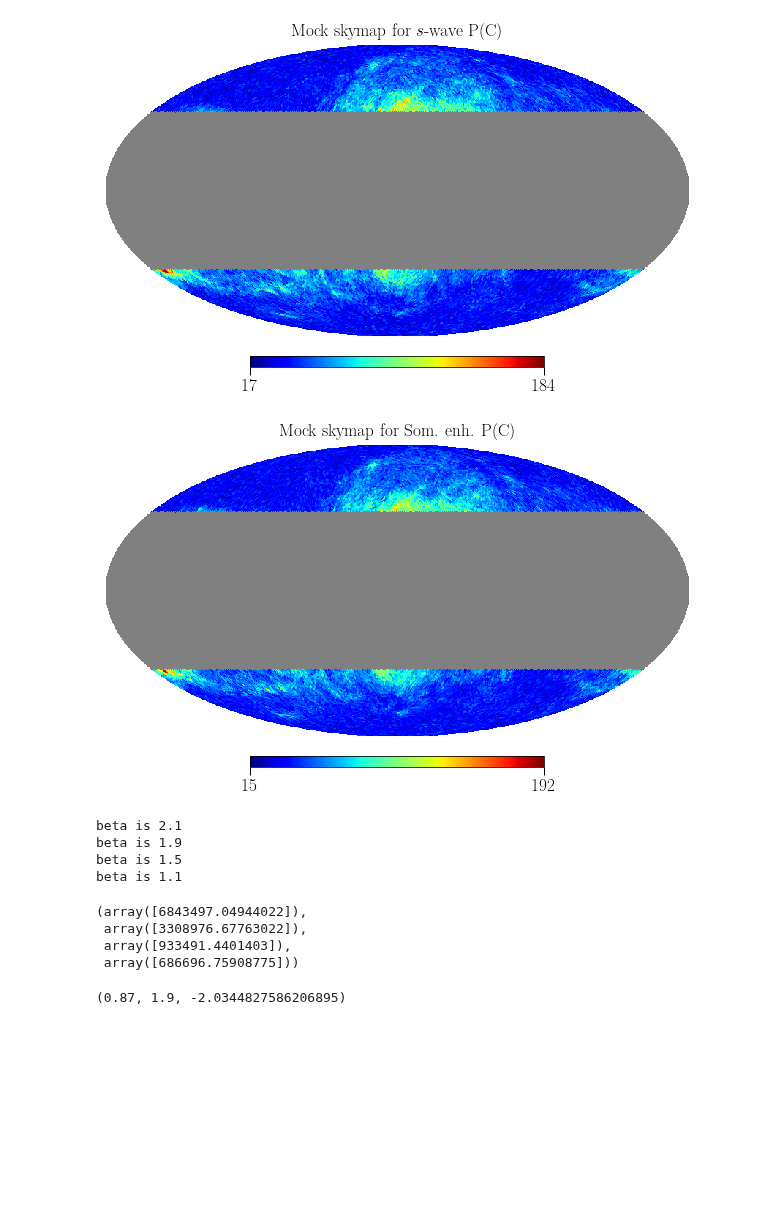
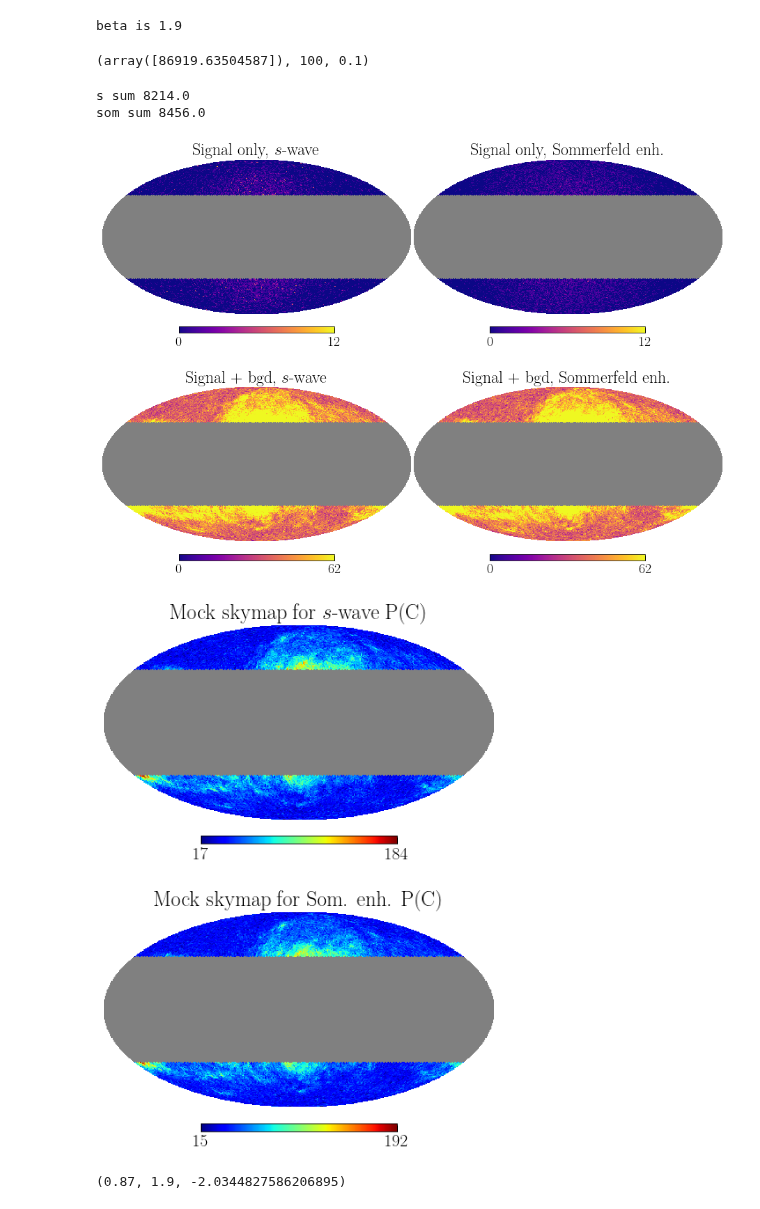
Before and after one commit to runburg/dm_gal_substructure, a Jupyter notebook: paper_plots.ipynb, the cells around one changed output. Saved outputs shown, nothing was run; the diff lists cells and outputs as text; code cells hidden in the pictures; blank space fills up the shorter version.

```diff
--- a/paper_plots.ipynb
+++ b/paper_plots.ipynb
@@ -248,29 +439,78 @@ fig.savefig('./output/plots/pc_ssom.pdf')
+# %%
+# pd.mu(100, beta=2.1), pd.mu(100, beta=1.9), pd.mu(100, beta=1.5), pd.mu(100, beta=1.1)
+p['psi'] = psi
+pd.mu(**p), p['psi'], p['M_min']
+# %% [output]
+beta is 1.9
+(array([86919.63504587]), 100, 0.1)
+# %%
+# fiducial fermi exposure and fwimp = phipp swave
+fig, axs = plt.subplots(nrows=2, ncols=2, figsize=(16, 12))
+
+s_map = './output/n0_skymap_71404.npy'
+som_map = './output/n-1_skymap_40087.npy'
+
+nreduce = 64
+
+pixel_counts_pc = np.load(s_map)
+cmin = 0
+cmax = pixel_counts_pc.max()
+cmap = cm.plasma
+
+plt.axes(axs[0, 0])
+healpy.mollview(healpy.pixelfunc.ud_grade(healpy.pixelfunc.ma(pixel_counts_pc), nreduce, pess=True, power=-2), cmap=cmap, min=cmin, max=cmax, title=r"Signal only, $s$-wave", hold=True)
+
+print('s sum', np.sum(healpy.pixelfunc.ma(pixel_counts_pc)))
+
+pixel_counts_pc = np.load(som_map)
+if pixel_counts_pc.max() > cmax:
+    print('warning: som map max is larger than s map max. colorbar will be saturated for som')
+
+plt.axes(axs[0, 1])
+healpy.mollview(healpy.pixelfunc.ud_grade(healpy.pixelfunc.ma(pixel_counts_pc), nreduce, pess=True, power=-2), cmap=cmap, min=cmin, max=cmax, title=r"Signal only, Sommerfeld enh.", hold=True)
+
+print('som sum', np.sum(healpy.pixelfunc.ma(pixel_counts_pc)))
+
+
+# maps w/ bgd
+s_map = './output/n0_skymap_87466.npy'
+som_map = './output/n-1_skymap_31416.npy'
+
+pixel_counts_pc = np.load(s_map)
+cmin = 0
+cmax = pixel_counts_pc.max()
+plt.axes(axs[1, 0])
+healpy.mollview(healpy.pixelfunc.ud_grade(healpy.pixelfunc.ma(pixel_counts_pc), nreduce, pess=True, power=-2), cmap=cmap, min=cmin, max=cmax, title=r"Signal + bgd, $s$-wave", hold=True)
+
+pixel_counts_pc = np.load(som_map)
+plt.axes(axs[1, 1])
+healpy.mollview(healpy.pixelfunc.ud_grade(healpy.pixelfunc.ma(pixel_counts_pc), nreduce, pess=True, power=-2), cmap=cmap, min=cmin, max=cmax, title=r"Signal + bgd, Sommerfeld enh.", hold=True)
+
+fig.savefig('./output/plots/skymaps_signal_only.pdf')
+# %% [output]
+s sum 8214.0
+som sum 8456.0
+[figure, added]
 # %%
 # fiducial fermi exposure and fwimp = phipp swave
 s_map = './output/plots/n0_skymap_59674.npy'
 som_map = './output/plots/n-1_skymap_81209.npy'
 
 nreduce = 64
 
+fig, (ax1, ax2) = plt.subplots(nrows=2, figsize=(8, 12))
+
 pixel_counts_pc = np.load(s_map)
-healpy.mollview(healpy.pixelfunc.ud_grade(healpy.pixelfunc.ma(pixel_counts_pc), nreduce, pess=True, power=-2), cmap=cm.jet, title=r"Mock skymap for $s$-wave P(C)")
+plt.axes(ax1)
+healpy.mollview(healpy.pixelfunc.ud_grade(healpy.pixelfunc.ma(pixel_counts_pc), nreduce, pess=True, power=-2), cmap=cm.jet, title=r"Mock skymap for $s$-wave P(C)", hold=True)
 
 pixel_counts_pc = np.load(som_map)
-healpy.mollview(healpy.pixelfunc.ud_grade(healpy.pixelfunc.ma(pixel_counts_pc), nreduce, pess=True, power=-2), cmap=cm.jet, title=r"Mock skymap for Som. enh. P(C)")
+plt.axes(ax2)
+som_map = healpy.mollview(healpy.pixelfunc.ud_grade(healpy.pixelfunc.ma(pixel_counts_pc), nreduce, pess=True, power=-2), cmap=cm.jet, title=r"Mock skymap for Som. enh. P(C)", hold=True)
+
+fig.savefig('./output/plots/skymaps.pdf')
 # %% [output]
-[figure, old version]
+[figure, new version]
-[figure, removed]
-# %%
-pd.mu(100, beta=2.1), pd.mu(100, beta=1.9), pd.mu(100, beta=1.5), pd.mu(100, beta=1.1)
-# %% [output]
-beta is 2.1
-beta is 1.9
-beta is 1.5
-beta is 1.1
-(array([6843497.04944022]),
- array([3308976.67763022]),
- array([933491.4401403]),
- array([686696.75908775]))
 # %%
 n = 0
 beta = 1.9
```
Also changed, not shown: parts of 12 cells of this notebook, 32 other files.
